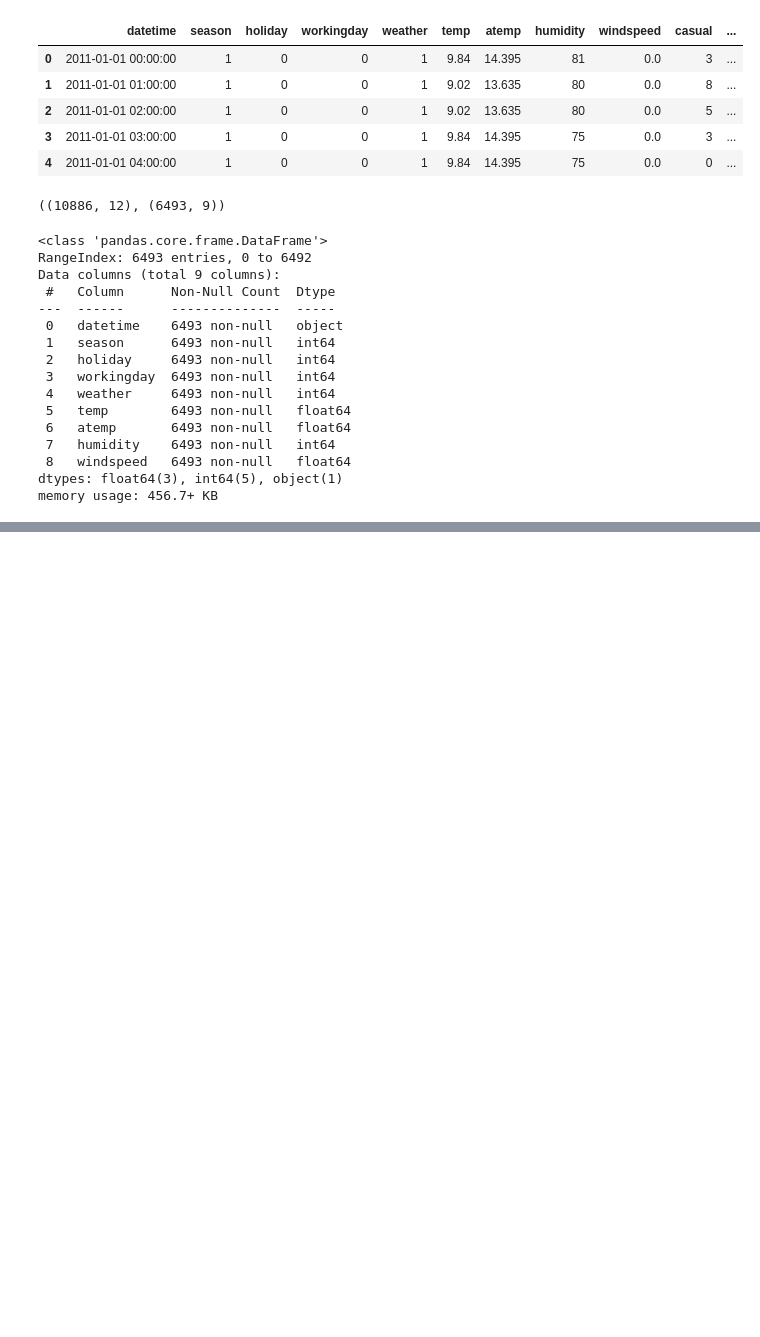
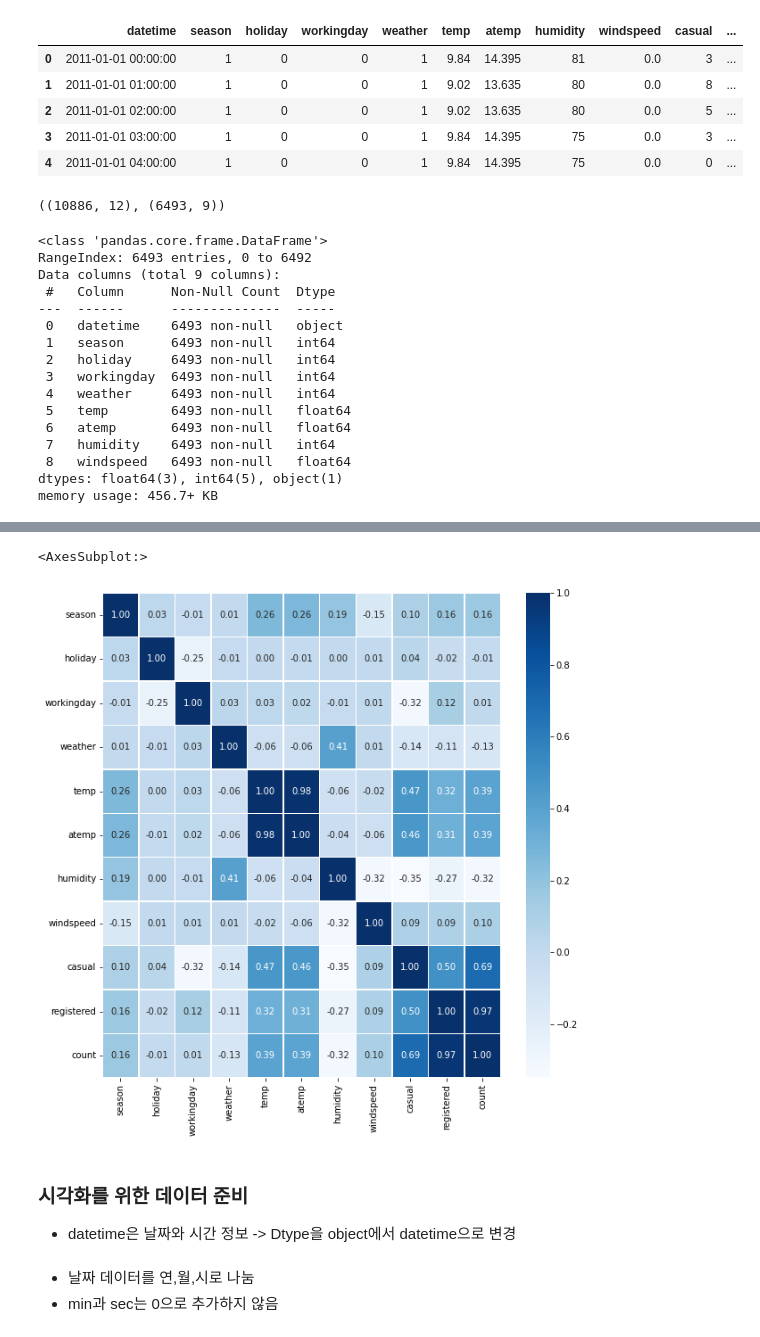
Before and after one commit to junseongwoo/Study_Data_Science, a Jupyter notebook: Kaggle/Bike_Sharing_Demand/bike_sharing_demand.ipynb, the cells around one changed output, grey strips where cells are left out. Cells and saved outputs as stored; diff of their text form; code cells hidden in the pictures; blank space fills up the shorter version.

```diff
--- a/Kaggle/Bike_Sharing_Demand/bike_sharing_demand.ipynb
+++ b/Kaggle/Bike_Sharing_Demand/bike_sharing_demand.ipynb
@@ -72,0 +77,11 @@ memory usage: 456.7+ KB
+# %%
+train_data_corr = train_data.corr()
+
+plt.figure(figsize = (10,10))
+sns.heatmap(data = train_data_corr, annot = True, fmt = '.2f', linewidths=.5, cmap = 'Blues')
+# %% [output]
+<AxesSubplot:>
+[figure, added]
+# %% [markdown]
+### 시각화를 위한 데이터 준비
+- datetime은 날짜와 시간 정보 -> Dtype을 object에서 datetime으로 변경
@@ -72,0 +90,3 @@ memory usage: 456.7+ KB
+# %% [markdown]
+- 날짜 데이터를 연,월,시로 나눔
+- min과 sec는 0으로 추가하지 않음
```
Also changed, not shown: parts of 14 cells of this notebook.
